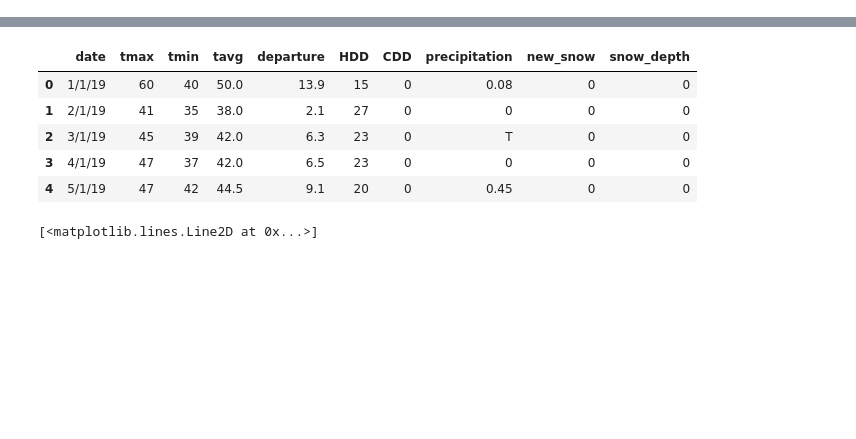
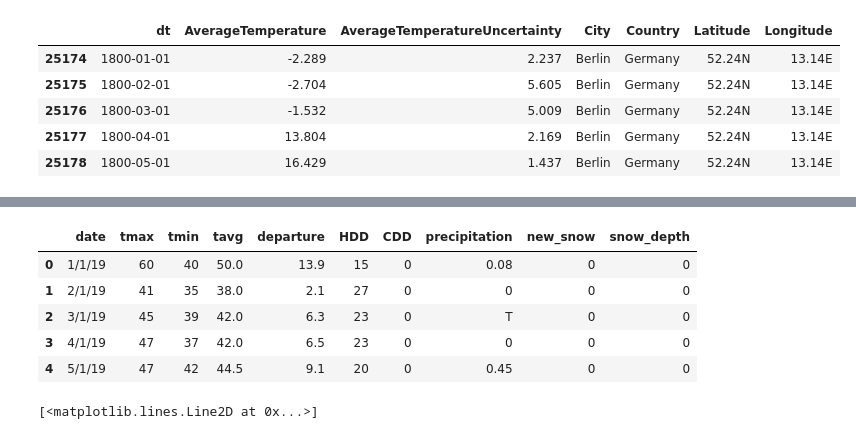
Before and after one commit to MariaNowacka/kaszcz, a Jupyter notebook: sprawozdanie/sprawko.ipynb, the cells around one changed output, grey strips where cells are left out. Drawn from its saved outputs; the diff is of its cells as text; code cells hidden in the pictures; blank space fills up the shorter version.

```diff
--- a/sprawozdanie/sprawko.ipynb
+++ b/sprawozdanie/sprawko.ipynb
@@ -2,0 +8,9 @@ import numpy as np, matplotlib.pyplot as plt, pandas as pd
+# %%
+berlin.head()
+# %% [output]
+|  | dt | AverageTemperature | AverageTemperatureUncertainty | City | Country | Latitude | Longitude |
+| 25174 | 1800-01-01 | -2.289 | 2.237 | Berlin | Germany | 52.24N | 13.14E |
+| 25175 | 1800-02-01 | -2.704 | 5.605 | Berlin | Germany | 52.24N | 13.14E |
+| 25176 | 1800-03-01 | -1.532 | 5.009 | Berlin | Germany | 52.24N | 13.14E |
+| 25177 | 1800-04-01 | 13.804 | 2.169 | Berlin | Germany | 52.24N | 13.14E |
+| 25178 | 1800-05-01 | 16.429 | 1.437 | Berlin | Germany | 52.24N | 13.14E |
```
Also changed, not shown: parts of 2 cells of this notebook, 1 other file.
